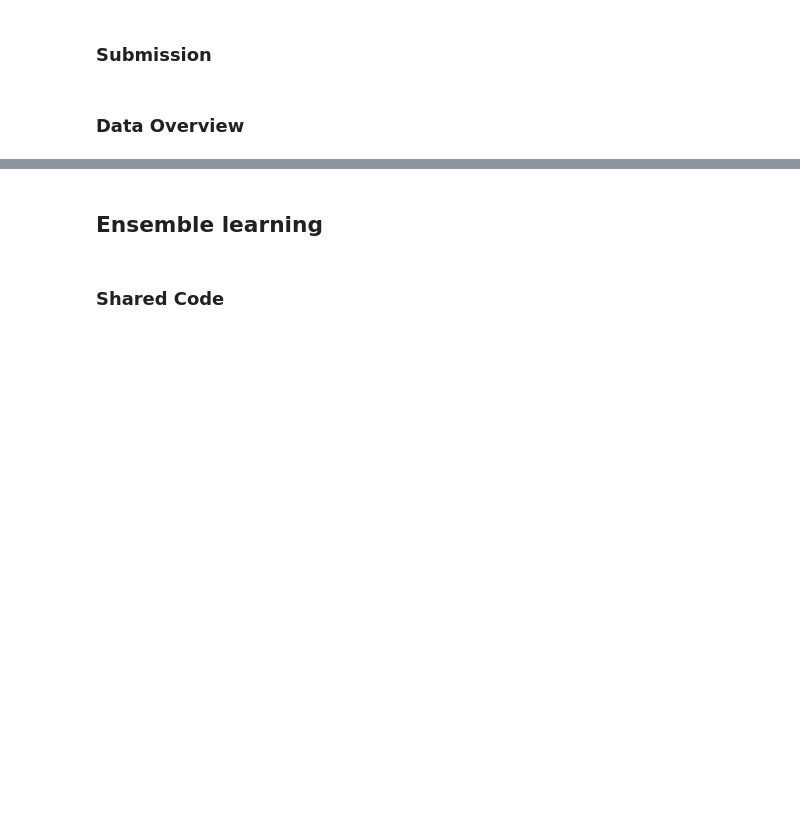
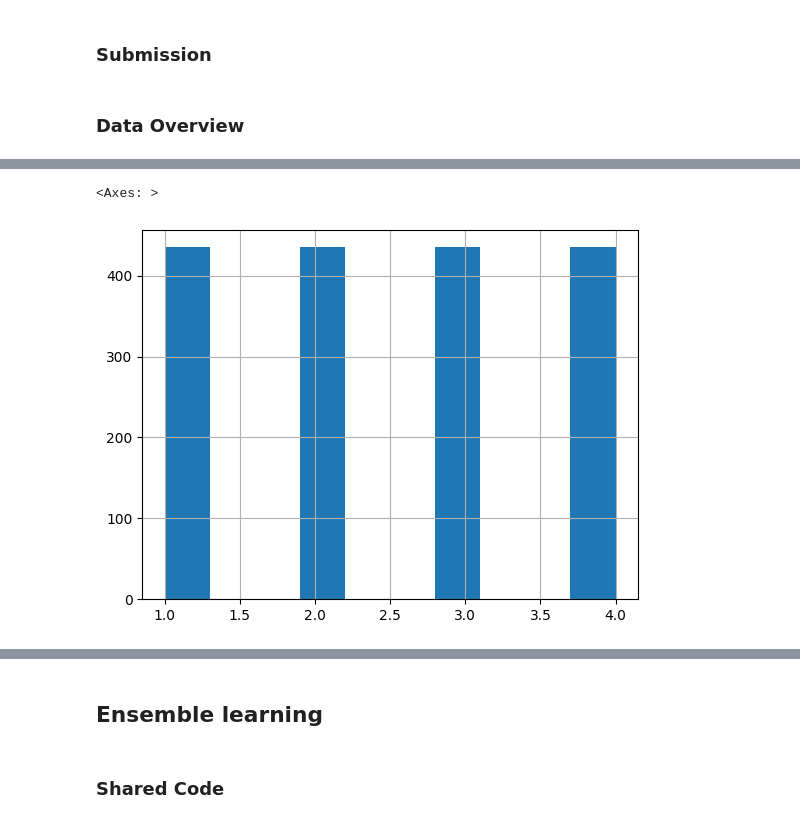
Before and after one commit to uku20/mlp, a Jupyter notebook: notebooks/ensemble.ipynb, the cells around one changed output, grey strips where cells are left out. Saved outputs shown, nothing was run; the diff lists cells and outputs as text; code cells hidden in the pictures; blank space fills up the shorter version.

```diff
--- a/notebooks/ensemble.ipynb
+++ b/notebooks/ensemble.ipynb
@@ -90,0 +144,6 @@ train.head()
+# %%
+undersampled_X, undersampled_y = undersample(X_train, y_train)
+undersampled_y.hist()
+# %% [output]
+<Axes: >
+[figure, added]
```
Also changed, not shown: parts of 24 cells of this notebook, 1 other file.
